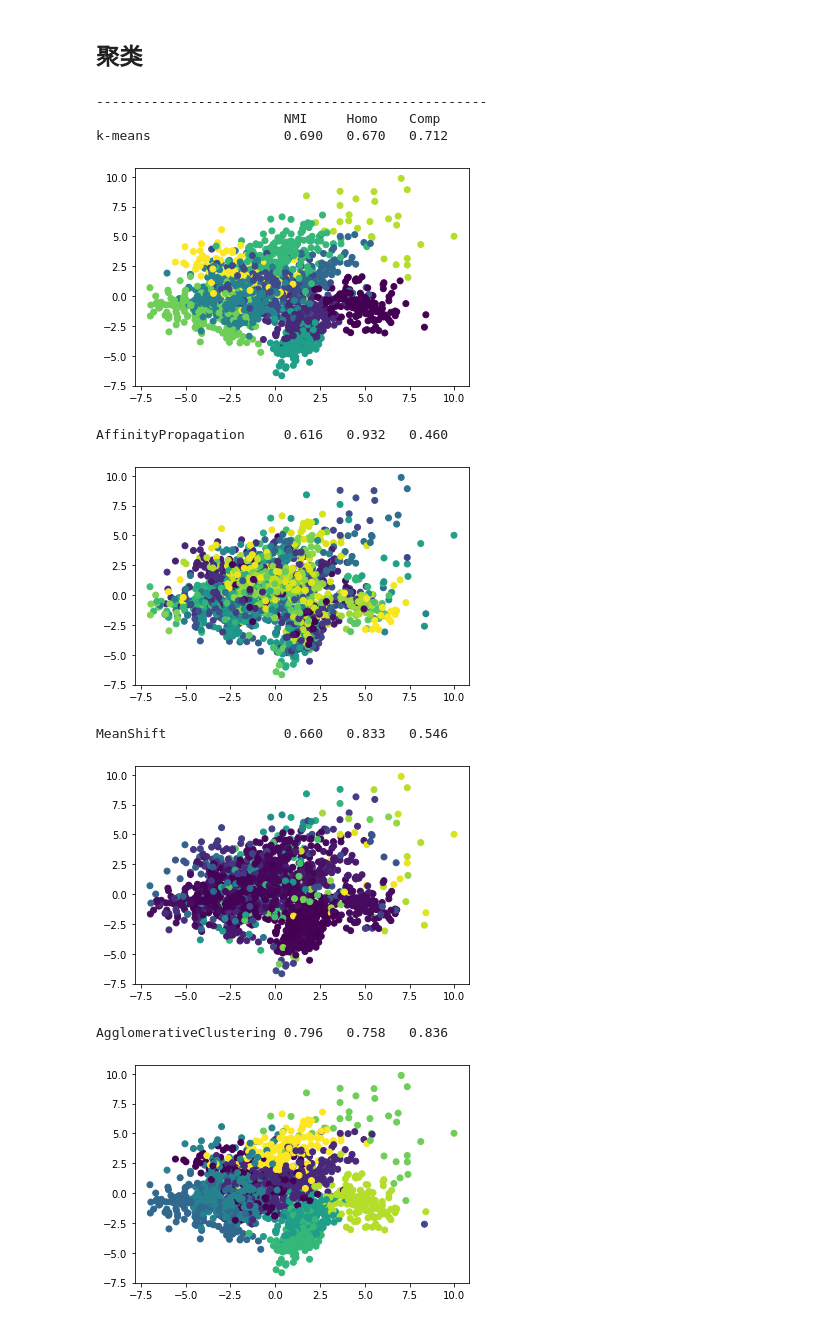
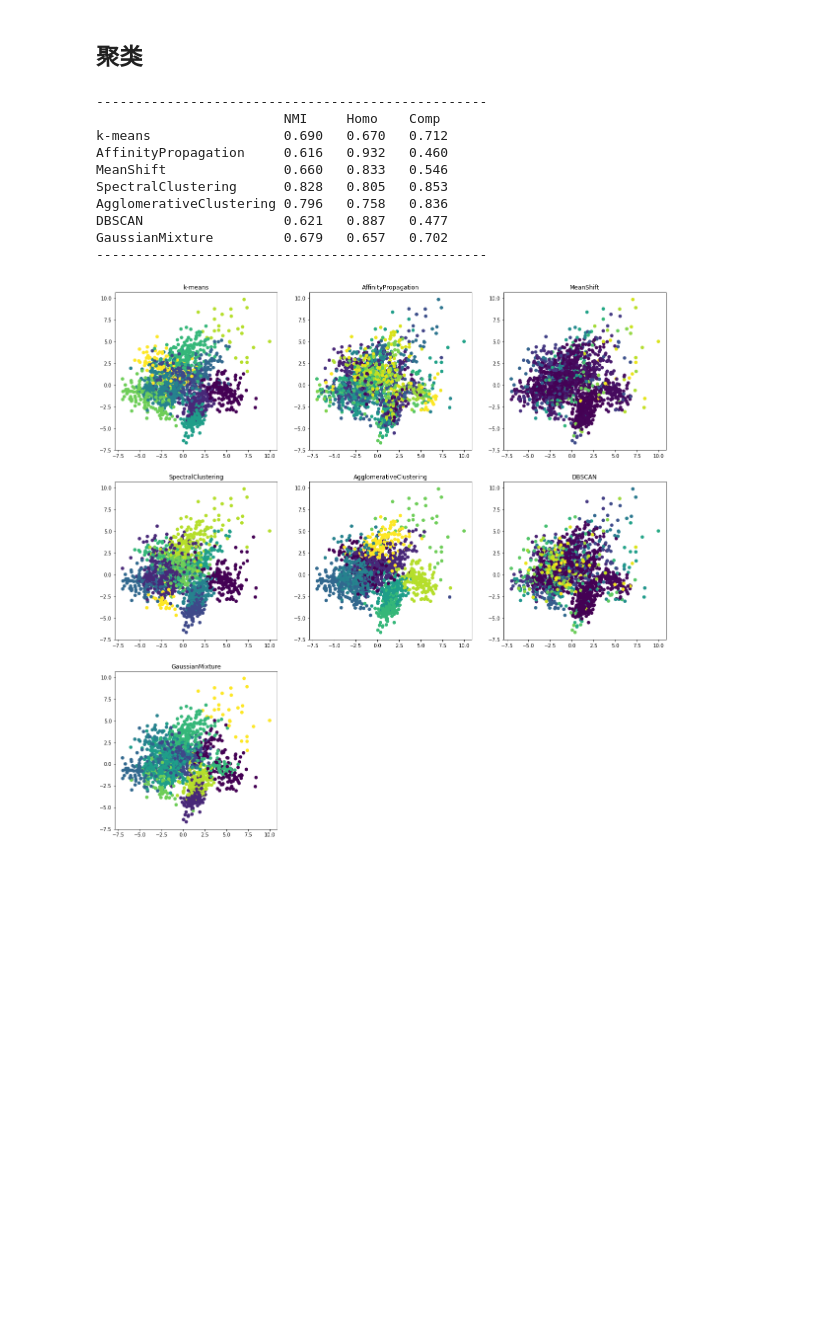
Before and after one commit to mokizzz/python_datamining_rayiooo, a Jupyter notebook: homework1/main.ipynb, the cells around one changed output. Saved outputs shown, nothing was run; the diff lists cells and outputs as text; code cells hidden in the pictures; blank space fills up the shorter version.

Commit message:
digits聚类完成

```diff
--- a/homework1/main.ipynb
+++ b/homework1/main.ipynb
@@ -114,44 +114,55 @@ def visualize(x, y_pred):
 # %%
 print('-' * 50)
 print('%-20s\t%s\t%s\t%s' % ('', 'NMI', 'Homo', 'Comp'))
+plt.figure(figsize=(20, 20))
+x_compress = PCA(n_components=2).fit_transform(X)
 
 y_pred = cluster.KMeans(n_clusters=10, random_state=9).fit_predict(X)
 evaluate(digits.target, y_pred, 'k-means')
-visualize(X, y_pred)
+plt.subplot(331).set_title('k-means')
+plt.scatter(x_compress[:, 0], x_compress[:, 1], c=y_pred)
 
 y_pred = cluster.AffinityPropagation().fit_predict(X)
 evaluate(digits.target, y_pred, 'AffinityPropagation')
-visualize(X, y_pred)
+plt.subplot(332).set_title('AffinityPropagation')
+plt.scatter(x_compress[:, 0], x_compress[:, 1], c=y_pred)
 
 y_pred = cluster.MeanShift(bandwidth=5).fit_predict(X)
 evaluate(digits.target, y_pred, 'MeanShift')
-visualize(X, y_pred)
+plt.subplot(333).set_title('MeanShift')
+plt.scatter(x_compress[:, 0], x_compress[:, 1], c=y_pred)
 
-# y_pred = cluster.SpectralClustering(n_clusters=10).fit_predict(X)
-# evaluate(digits.target, y_pred, 'SpectralClustering')
-# visualize(X, y_pred)
+y_pred = cluster.SpectralClustering(n_clusters=10, affinity='nearest_neighbors').fit_predict(X)
+evaluate(digits.target, y_pred, 'SpectralClustering')
+plt.subplot(334).set_title('SpectralClustering')
+plt.scatter(x_compress[:, 0], x_compress[:, 1], c=y_pred)
 
 y_pred = cluster.AgglomerativeClustering(n_clusters=10).fit_predict(X)
 evaluate(digits.target, y_pred, 'AgglomerativeClustering')
-visualize(X, y_pred)
+plt.subplot(335).set_title('AgglomerativeClustering')
+plt.scatter(x_compress[:, 0], x_compress[:, 1], c=y_pred)
 
 y_pred = cluster.DBSCAN(eps=4, min_samples=1).fit_predict(X)
 evaluate(digits.target, y_pred, 'DBSCAN')
-visualize(X, y_pred)
+plt.subplot(336).set_title('DBSCAN')
+plt.scatter(x_compress[:, 0], x_compress[:, 1], c=y_pred)
 
 y_pred = mixture.GaussianMixture(n_components=10).fit_predict(X)
 evaluate(digits.target, y_pred, 'GaussianMixture')
-visualize(X, y_pred)
+plt.subplot(337).set_title('GaussianMixture')
+plt.scatter(x_compress[:, 0], x_compress[:, 1], c=y_pred)
 
 print('-' * 50)
+plt.show()
 # %% [output]
 --------------------------------------------------
                         NMI     Homo    Comp
 k-means                 0.690   0.670   0.712
+AffinityPropagation     0.616   0.932   0.460
+MeanShift               0.660   0.833   0.546
+SpectralClustering      0.828   0.805   0.853
+AgglomerativeClustering 0.796   0.758   0.836
+DBSCAN                  0.621   0.887   0.477
+GaussianMixture         0.679   0.657   0.702
+--------------------------------------------------
-[figure, old version]
+[figure, new version]
-AffinityPropagation     0.616   0.932   0.460
-[figure, removed]
-MeanShift               0.660   0.833   0.546
-[figure, removed]
-AgglomerativeClustering 0.796   0.758   0.836
-[figure, removed]
```
Also changed, not shown: parts of 4 cells of this notebook.
